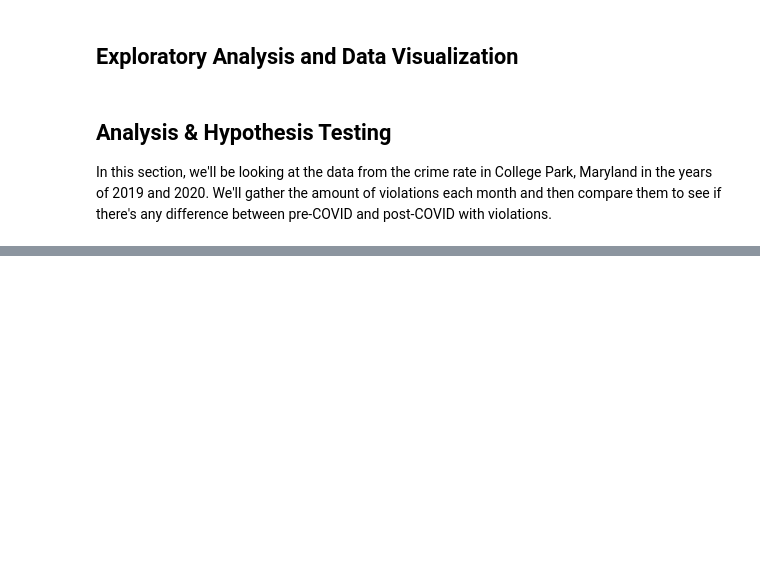
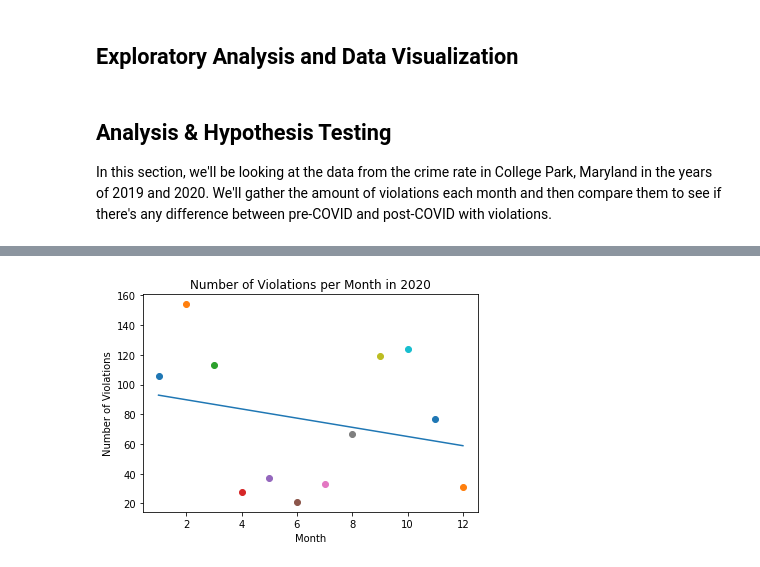
Before and after one commit to mmablim00/mmablim00.github.io, a Jupyter notebook: Final.ipynb, the cells around one changed output, grey strips where cells are left out. Cells and saved outputs as stored; diff of their text form; code cells hidden in the pictures; blank space fills up the shorter version.

```diff
--- a/Final.ipynb
+++ b/Final.ipynb
@@ -175,0 +198,4 @@ count20
+# %%
+count20['Month'] = np.arange(len(count20))
+count20['Month'] += 1
+count20
@@ -189,0 +243,13 @@ According to this website: https://www.usnews.com/best-colleges/university-of-ma
+# %%
+x20 = np.array(count20['Month']).reshape(-1,1)
+y20 = np.array(count20['Num_Of_Violations']).reshape(-1,1)
+reg20 = sk.linear_model.LinearRegression().fit(x20, y20)
+plt.plot(x20, reg20.predict(x20))
+plt.title('Number of Violations per Month in 2020')
+plt.xlabel('Month')
+plt.ylabel('Number of Violations')
+for i, row in count20.iterrows():
+    plt.scatter(row['Month'], row['Num_Of_Violations'])
+plt.show()
+# %% [output]
+[figure, added]
```
Also changed, not shown: parts of 11 cells of this notebook.
